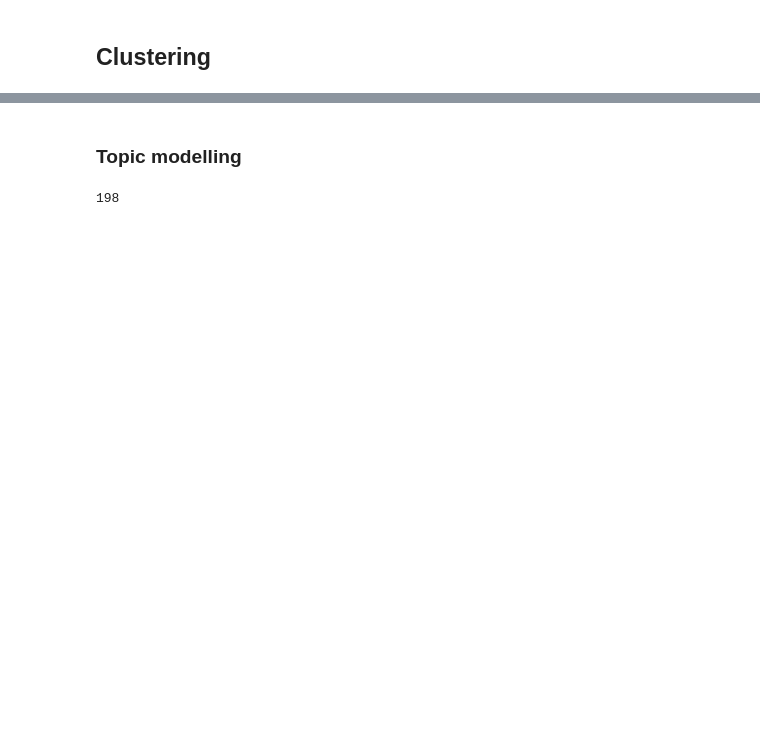
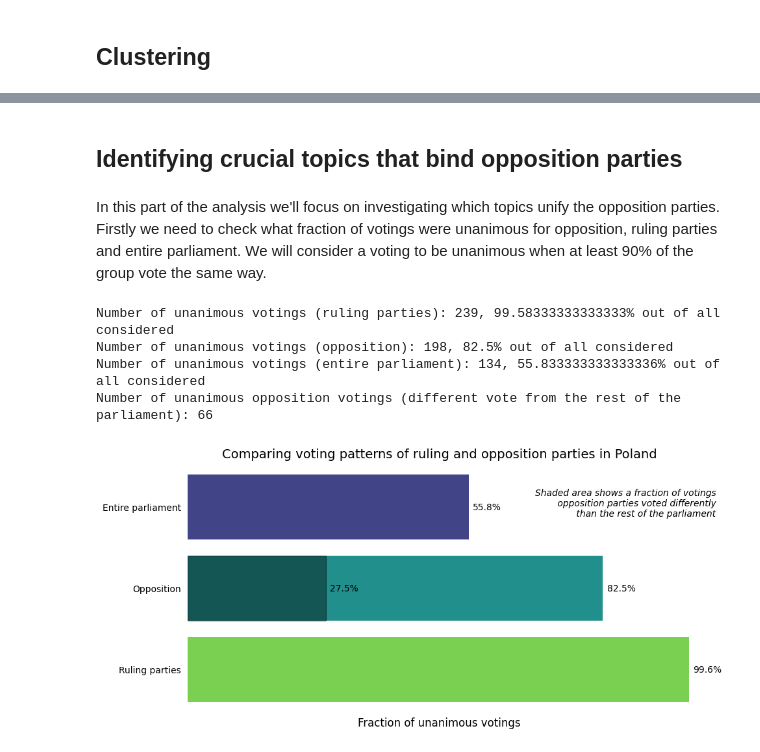
Before and after one commit to milosh-dr/MPs, a Jupyter notebook: clustering.ipynb, the cells around one changed output, grey strips where cells are left out. Drawn from its saved outputs; the diff is of its cells as text; code cells hidden in the pictures; blank space fills up the shorter version.

```diff
--- a/clustering.ipynb
+++ b/clustering.ipynb
@@ -234,14 +267,77 @@ dtype: int64
 # %% [markdown]
-### Topic modelling
+## Identifying crucial topics that bind opposition parties
+# %% [markdown]
+In this part of the analysis we'll focus on investigating which topics unify the opposition parties. Firstly we need to check what fraction of votings were unanimous for opposition, ruling parties and entire parliament. We will consider a voting to be unanimous when at least 90% of the group vote the same way.
 # %%
-oposition_mask = clustering_3[clustering_3['cluster']==0].index
+# Filter data only for ruling parties found in cluster 1
+ruling_mask = clustering_data[clustering_data['clusters_KMeans_3']==1].index
+ruling_df = df_short.iloc[ruling_mask, 2:]
 
-# Sprawdźmy, w których głosowaniach partie opozycyjne mówią jednym głosem (min 90% posłów głosuje jednomyślnie)
+# Check for voting sessions where ruling parties vote unanimously
+ruling_unity = ruling_df.apply(lambda x: x.value_counts(), axis=0).apply(lambda x: x.max()/x.sum()>.9, axis=0)
+rul_sum = ruling_unity.sum()
+rul_unity_ind = ruling_unity[ruling_unity==True].index
 
-oposition_votes = df_short.iloc[oposition_mask, 2:]
+# Filter data only for opposition parties found in cluster 0
+opposition_mask = clustering_data[clustering_data['clusters_KMeans_3']==0].index
+opposition_df = df_short.iloc[opposition_mask, 2:]
 
-unity = oposition_votes.apply(lambda x: x.value_counts(), axis=0).apply(lambda x: x.max()/x.sum()>.9, axis=0)
-unity_ind = unity[unity==True].index
-len(unity_ind)
+# Check for voting sessions where opposition parties vote unanimously
+opposition_unity = opposition_df.apply(lambda x: x.value_counts(), axis=0).apply(lambda x: x.max()/x.sum()>.9, axis=0)
+op_sum = opposition_unity.sum()
+op_unity_ind = opposition_unity[opposition_unity==True].index
+
+# Check for voting sessions where entire parliament votes unanimously
+total_unity = df_short.iloc[:, 2:].apply(lambda x: x.value_counts(), axis=0).apply(lambda x: x.max()/x.sum()>.9, axis=0)
+tot_sum = total_unity.sum()
+total_unity_ind = total_unity[total_unity==True].index
+
+# Check for voting sessions where opposition differs from the rest of the parliament
+mask = ~op_unity_ind.isin(total_unity_ind)
+
+all_votings = df_short.shape[1]-2
+
+print(f'Number of unanimous votings (ruling parties): {rul_sum}, {rul_sum/(all_votings)*100}% out of all considered')
+print(f'Number of unanimous votings (opposition): {op_sum}, {op_sum/(all_votings)*100}% out of all considered')
+print(f'Number of unanimous votings (entire parliament): {tot_sum}, {tot_sum/(all_votings)*100}% out of all considered')
+print(f'Number of unanimous opposition votings (different vote from the rest of the parliament): {mask.sum()}')
+
+# Define data for the plot
+values = [rul_sum, op_sum, tot_sum]
+labels = ['Ruling parties', 'Opposition', 'Entire parliament']
+colors = plt.cm.viridis_r([0.2, 0.5, 0.8])
+
+# Create the plot
+fig, ax = plt.subplots(figsize=(10, 5))
+ax.barh(labels, values, color=colors)
+
+# Overlay the shaded area over the second bar
+ax.barh(['Opposition'], [mask.sum()], color='black', alpha=.4, edgecolor='black')
+
+# Settings
+ax.set_title("Comparing voting patterns of ruling and opposition parties in Poland", fontsize=14)
+ax.set_xlim(0, 240)
+ax.set_xlabel('Fraction of unanimous votings', fontsize=12)
+ax.tick_params(left=False, bottom=False, labelbottom=False)
+
+# Add percentages next to the bars and shaded area
+ax.text(mask.sum() + 2, 1, f'{mask.sum()/(df_short.shape[1]-2)*100:.1f}%', ha='left', va='center')
+for i, v in enumerate(values):
+    ax.text(v + 2, i, f'{v/(df_short.shape[1]-2)*100:.1f}%', ha='left', va='center')
+
+# Add text in the top, right corner
+text = "Shaded area shows a fraction of votings\n opposition parties voted differently\n than the rest of the parliament"
+ax.text(1.05, 0.9, text, transform=ax.transAxes, ha='right', va='top', fontsize=10, fontstyle='italic')
+
+# Remove spines
+for spine in ax.spines.values():
+    spine.set_visible(False)
+
+# Show the plot
+plt.show()
 # %% [output]
-198
+Number of unanimous votings (ruling parties): 239, 99.58333333333333% out of all considered
+Number of unanimous votings (opposition): 198, 82.5% out of all considered
+Number of unanimous votings (entire parliament): 134, 55.833333333333336% out of all considered
+Number of unanimous opposition votings (different vote from the rest of the parliament): 66
+[figure, added]
```
Also changed, not shown: parts of 42 cells of this notebook, 1 other file.
